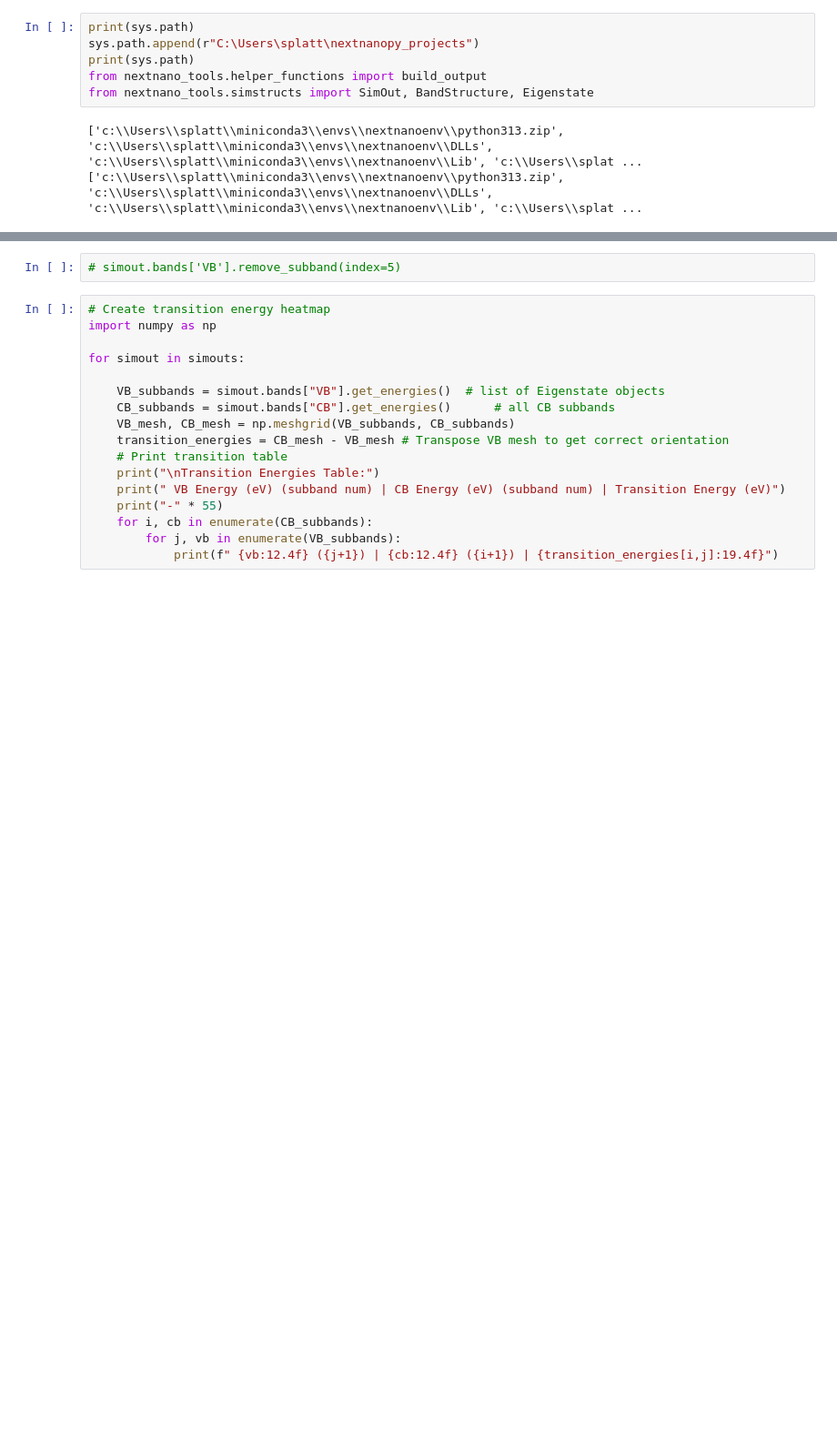
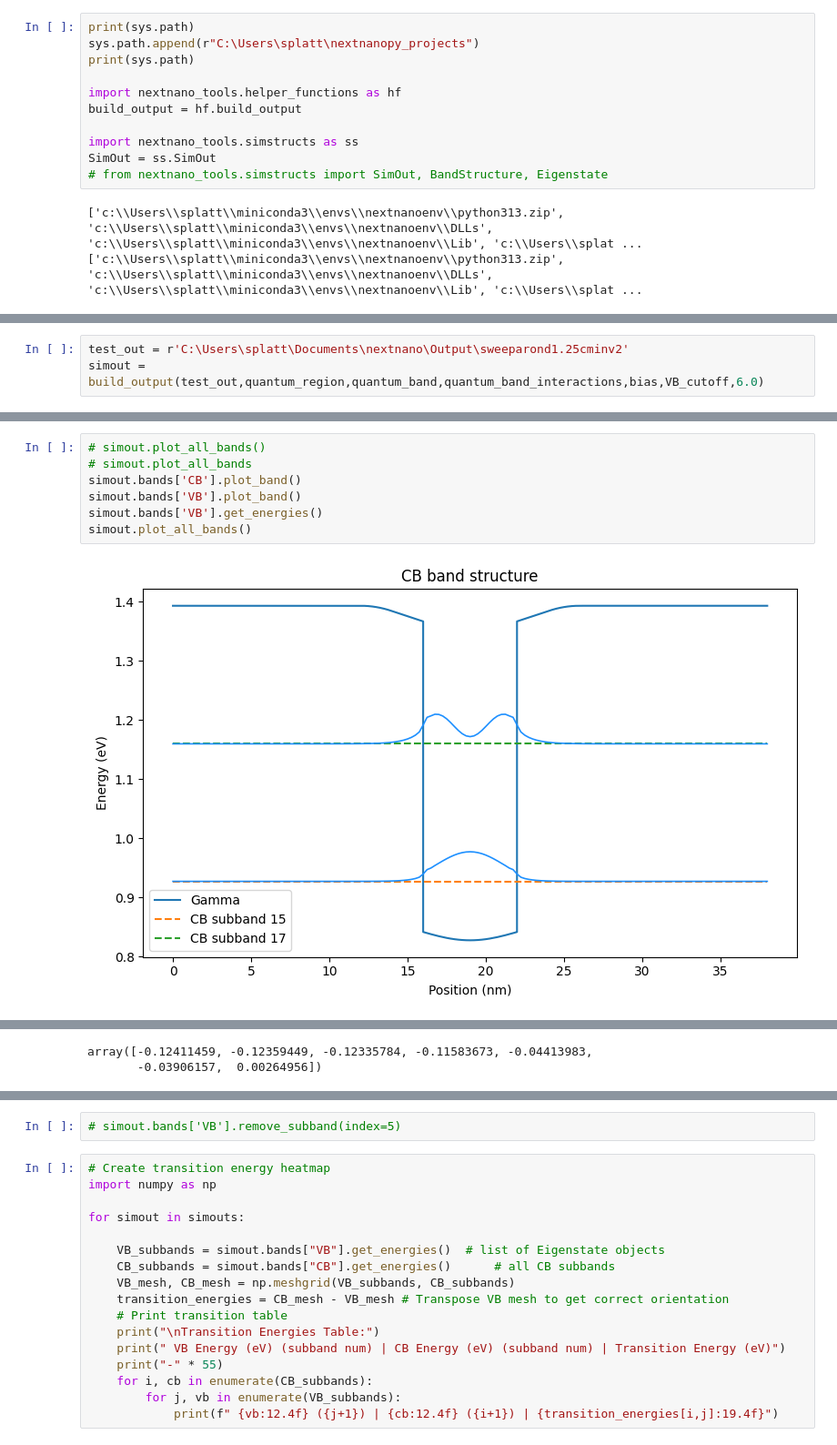
Before and after one commit to sherpsss/nextnanopy_projects, a Jupyter notebook: InGaAsInAlAssinglewell/InGaAsInAlAs_doping_check.ipynb, the cells around one changed output, grey strips where cells are left out. Shown: that part at 91% size. Cells and saved outputs as stored; diff of their text form; blank space fills up the shorter version.

Commit message:
got classes setup to the point that plot functions can be built within the class and helper function adds what it's relevant

```diff
--- a/InGaAsInAlAssinglewell/InGaAsInAlAs_doping_check.ipynb
+++ b/InGaAsInAlAssinglewell/InGaAsInAlAs_doping_check.ipynb
@@ -8,8 +9,13 @@ import sys
 print(sys.path)
 sys.path.append(r"C:\Users\splatt\nextnanopy_projects")
 print(sys.path)
-from nextnano_tools.helper_functions import build_output
-from nextnano_tools.simstructs import SimOut, BandStructure, Eigenstate
+
+import nextnano_tools.helper_functions as hf
+build_output = hf.build_output
+
+import nextnano_tools.simstructs as ss
+SimOut = ss.SimOut
+# from nextnano_tools.simstructs import SimOut, BandStructure, Eigenstate
 # %% [output]
 ['c:\\Users\\splatt\\miniconda3\\envs\\nextnanoenv\\python313.zip', 'c:\\Users\\splatt\\miniconda3\\envs\\nextnanoenv\\DLLs', 'c:\\Users\\splatt\\miniconda3\\envs\\nextnanoenv\\Lib', 'c:\\Users\\splat ...
 ['c:\\Users\\splatt\\miniconda3\\envs\\nextnanoenv\\python313.zip', 'c:\\Users\\splatt\\miniconda3\\envs\\nextnanoenv\\DLLs', 'c:\\Users\\splatt\\miniconda3\\envs\\nextnanoenv\\Lib', 'c:\\Users\\splat ...
@@ -36,0 +46,3 @@ output_basepath
+# %%
+test_out = r'C:\Users\splatt\Documents\nextnano\Output\sweeparond1.25cminv2'
+simout = build_output(test_out,quantum_region,quantum_band,quantum_band_interactions,bias,VB_cutoff,6.0)
@@ -36,0 +64,9 @@ output_basepath
+# %%
+# simout.plot_all_bands()
+# simout.plot_all_bands
+simout.bands['CB'].plot_band()
+simout.bands['VB'].plot_band()
+simout.bands['VB'].get_energies()
+simout.plot_all_bands()
+# %% [output]
+[figure, added]
@@ -37,3 +74,5 @@ output_basepath
+array([-0.12411459, -0.12359449, -0.12335784, -0.11583673, -0.04413983,
+       -0.03906157,  0.00264956])
 # %%
 
 densities2d = [1.25e12,1.5e12,1.75e12,2.0e12] #in cm^-2
```
Also changed, not shown: parts of 10 cells of this notebook, 2 other files.
